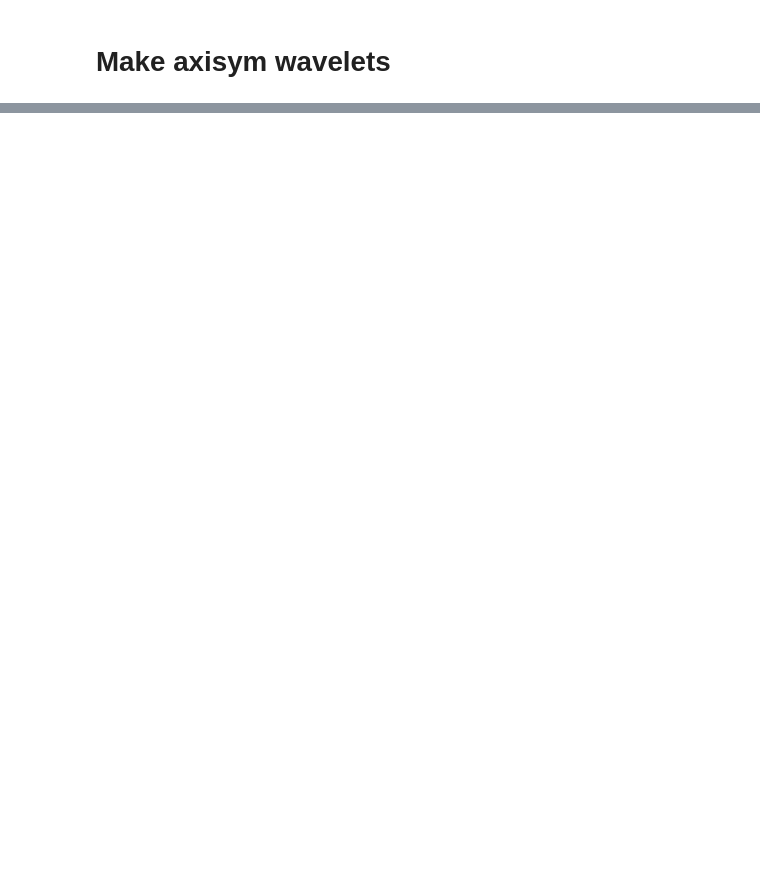
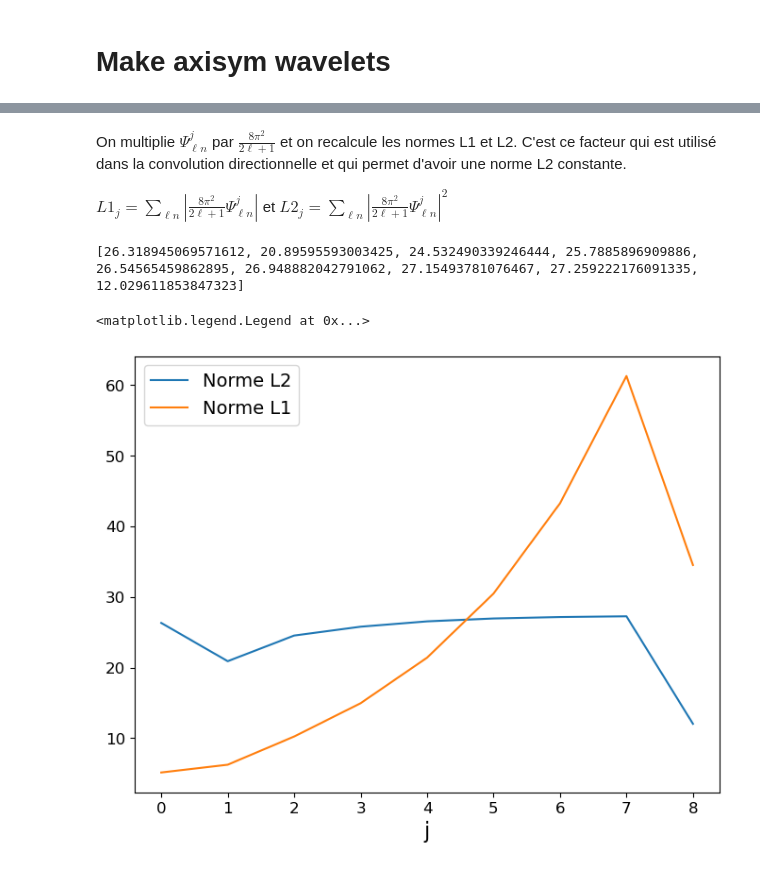
Before and after one commit to mousset/scatcovJAX, a Jupyter notebook: Notebooks/Build_wavelets.ipynb, the cells around one changed output, grey strips where cells are left out. Saved outputs shown, nothing was run; the diff lists cells and outputs as text; code cells hidden in the pictures; blank space fills up the shorter version.

```diff
--- a/Notebooks/Build_wavelets.ipynb
+++ b/Notebooks/Build_wavelets.ipynb
@@ -87,0 +135,26 @@ plot.plot_map_MW_Orthographic(w, central_latitude=45)
+# %% [markdown]
+ On multiplie $\Psi^j_{\ell n}$ par $\frac{8\pi^2}{2\ell + 1}$ et on recalcule les normes L1 et L2. C'est ce facteur qui est utilisé dans la convolution directionnelle et qui permet d'avoir une norme L2 constante.
+
+$ L1_j = \sum\limits_{\ell n} \left| \frac{8\pi^2}{2\ell + 1} \Psi^j_{\ell n}\right|$ et $ L2_j = \sum\limits_{\ell n} \left| \frac{8\pi^2}{2\ell + 1} \Psi^j_{\ell n}\right|^2$
+# %%
+norme_L2, norme_L1 = [], []
+for j in range(J):
+    wlm_norm = np.einsum(
+    "jln, l->jln",
+    np.conj(wlm),
+    8 * np.pi**2 / (2 * np.arange(L) + 1),
+    optimize=True,
+    )
+    norme_L2.append(np.sum(np.abs(wlm_norm[j, :, :])**2))
+    norme_L1.append(np.sum(np.abs(wlm_norm[j, :, :])))
+print(norme_L2)
+
+plt.figure(figsize=(8, 6))
+plt.plot(norme_L2, label='Norme L2')
+plt.plot(norme_L1, label='Norme L1')
+plt.xlabel('j')
+plt.legend()
+# %% [output]
+[26.318945069571612, 20.89595593003425, 24.532490339246444, 25.7885896909886, 26.54565459862895, 26.948882042791062, 27.15493781076467, 27.259222176091335, 12.029611853847323]
+<matplotlib.legend.Legend at 0x...>
+[figure, added]
```
Also changed, not shown: parts of 46 cells of this notebook, 2 other files.
